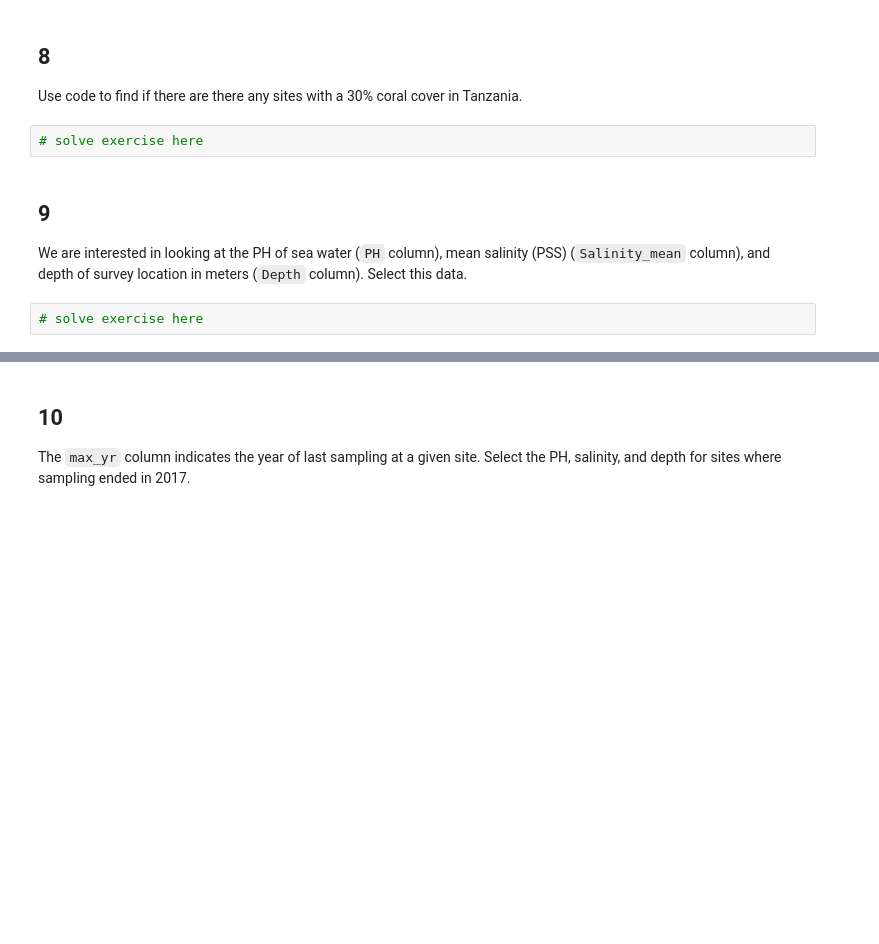
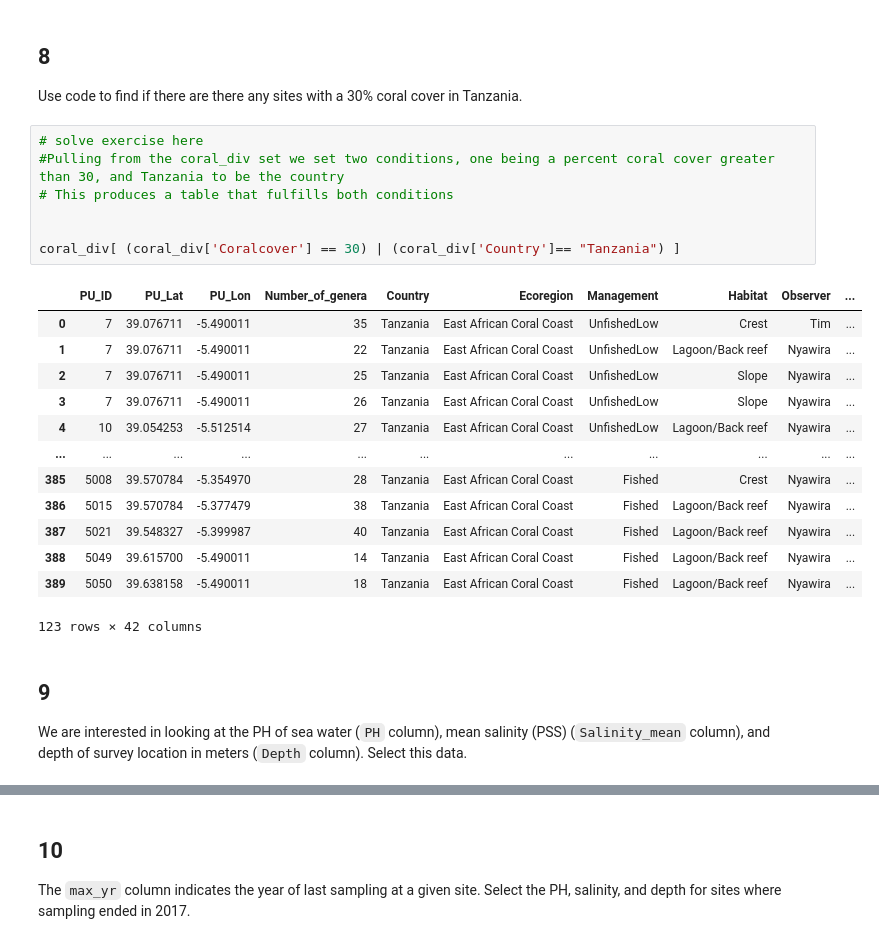
Before and after one commit to kateebeckerr/eds220-hwk-1, a Jupyter notebook: hwk1-task3.ipynb, the cells around one changed output, grey strips where cells are left out. Saved outputs shown, nothing was run; the diff lists cells and outputs as text; blank space fills up the shorter version.

```diff
--- a/hwk1-task3.ipynb
+++ b/hwk1-task3.ipynb
@@ -255,11 +255,28 @@ The code chunk, `coral_div[coral_div['Coralcover'] >= 50]`, any rows in the data
 ## 8
 
 Use code to find if there are there any sites with a 30% coral cover in Tanzania.
-# %%
-# solve exercise here
+# %%
+# solve exercise here
+#Pulling from the coral_div set we set two conditions, one being a percent coral cover greater than 30, and Tanzania to be the country
+# This produces a table that fulfills both conditions
+
+
+coral_div[ (coral_div['Coralcover'] == 30) | (coral_div['Country']== "Tanzania") ]
+# %% [output]
+|  | PU_ID | PU_Lat | PU_Lon | Number_of_genera | Country | Ecoregion | Management | Habitat | Observer | ... |
+| 0 | 7 | 39.076711 | -5.490011 | 35 | Tanzania | East African Coral Coast | UnfishedLow | Crest | Tim | ... |
+| 1 | 7 | 39.076711 | -5.490011 | 22 | Tanzania | East African Coral Coast | UnfishedLow | Lagoon/Back reef | Nyawira | ... |
+| 2 | 7 | 39.076711 | -5.490011 | 25 | Tanzania | East African Coral Coast | UnfishedLow | Slope | Nyawira | ... |
+| 3 | 7 | 39.076711 | -5.490011 | 26 | Tanzania | East African Coral Coast | UnfishedLow | Slope | Nyawira | ... |
+| 4 | 10 | 39.054253 | -5.512514 | 27 | Tanzania | East African Coral Coast | UnfishedLow | Lagoon/Back reef | Nyawira | ... |
+| ... | ... | ... | ... | ... | ... | ... | ... | ... | ... | ... |
+| 385 | 5008 | 39.570784 | -5.354970 | 28 | Tanzania | East African Coral Coast | Fished | Crest | Nyawira | ... |
+| 386 | 5015 | 39.570784 | -5.377479 | 38 | Tanzania | East African Coral Coast | Fished | Lagoon/Back reef | Nyawira | ... |
+| 387 | 5021 | 39.548327 | -5.399987 | 40 | Tanzania | East African Coral Coast | Fished | Lagoon/Back reef | Nyawira | ... |
+| 388 | 5049 | 39.615700 | -5.490011 | 14 | Tanzania | East African Coral Coast | Fished | Lagoon/Back reef | Nyawira | ... |
+| 389 | 5050 | 39.638158 | -5.490011 | 18 | Tanzania | East African Coral Coast | Fished | Lagoon/Back reef | Nyawira | ... |
+123 rows × 42 columns
 # %% [markdown]
 ## 9
 
 We are interested in looking at the PH of sea water (`PH` column),  mean salinity (PSS) (`Salinity_mean` column), and depth of survey location in meters (`Depth` column). Select this data.
-# %%
-# solve exercise here
```
Also changed, not shown: parts of 12 cells of this notebook.
